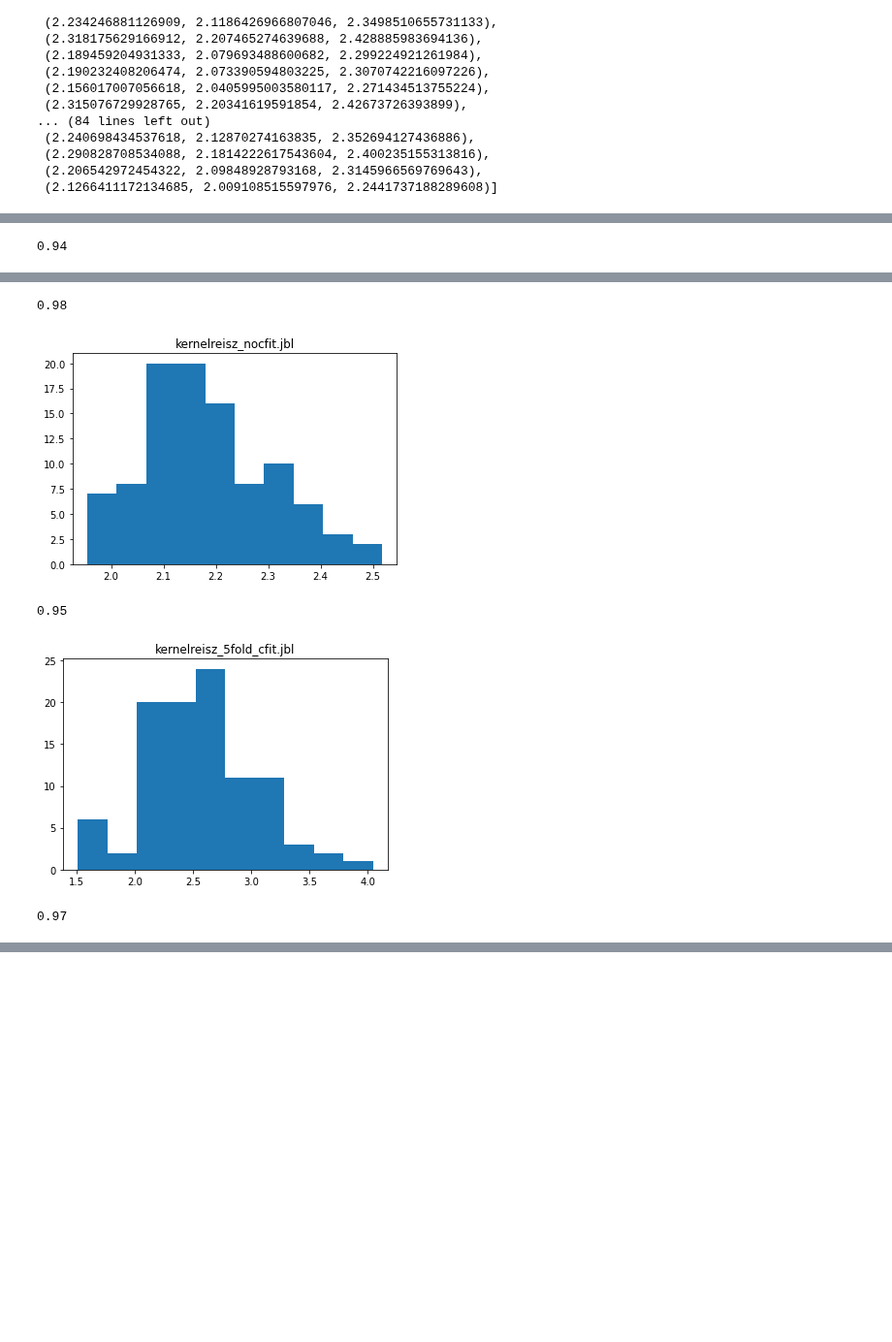
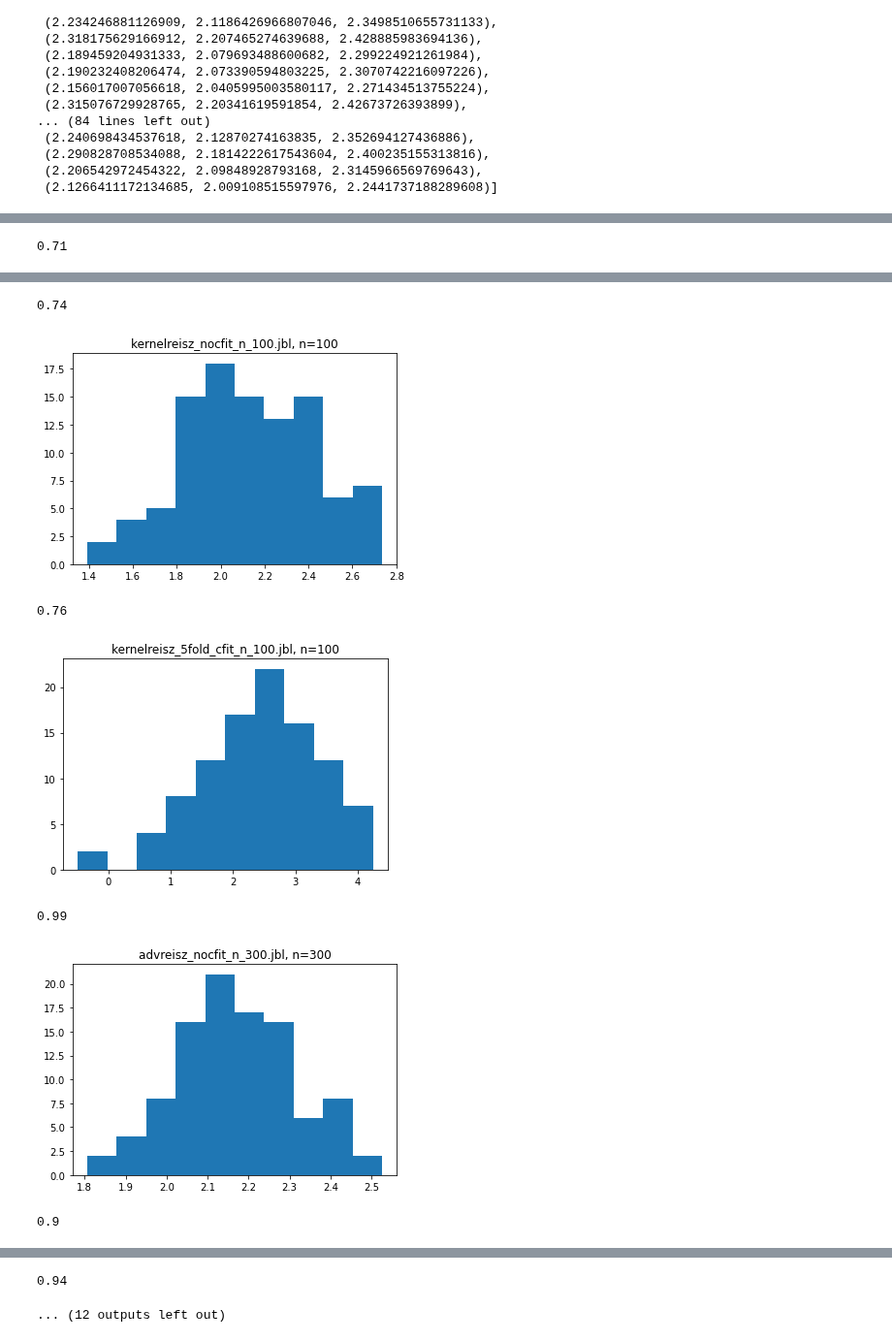
Before and after one commit to syrgkanislab/adversarial_reisz, a Jupyter notebook: LinearAdversarialReisz-local.ipynb, the cells around one changed output, grey strips where cells are left out. Shown at 97% size. Saved outputs shown, nothing was run; the diff lists cells and outputs as text; code cells hidden in the pictures; blank space fills up the shorter version.

```diff
--- a/LinearAdversarialReisz-local.ipynb
+++ b/LinearAdversarialReisz-local.ipynb
@@ -587,12 +505,0 @@ def exp(it, splin_fn):
-# %%
-from sklearn.metrics.pairwise import rbf_kernel, cosine_similarity, pairwise_kernels
-import joblib
-
-kernel = lambda X, Y=None: rbf_kernel(X, Y=Y, gamma=.1)
-
-true = 2.2
-splin_fn = lambda: AdvKernelReisz(kernel=kernel, regm=6e-5, regl=1e-5)
-results = Parallel(n_jobs=-1, verbose=3)(delayed(exp)(it, splin_fn) for it in np.arange(1, 101).astype(int))
-joblib.dump(results, 'advreisz_nocfit.jbl')
-results = Parallel(n_jobs=-1, verbose=3)(delayed(cfit_exp)(it, splin_fn) for it in np.arange(1, 101).astype(int))
-joblib.dump(results, 'advreisz_5fold_cfit.jbl')
@@ -607,6 +505,0 @@ joblib.dump(results, 'advreisz_5fold_cfit.jbl')
-# %%
-splin_fn = lambda: KernelReisz(kernel=kernel, regl=6e-5)
-results = Parallel(n_jobs=-1, verbose=3)(delayed(exp)(it, splin_fn) for it in np.arange(1, 101).astype(int))
-joblib.dump(results, 'kernelreisz_nocfit.jbl')
-results = Parallel(n_jobs=-1, verbose=3)(delayed(cfit_exp)(it, splin_fn) for it in np.arange(1, 101).astype(int))
-joblib.dump(results, 'kernelreisz_5fold_cfit.jbl')
@@ -620,0 +506,4 @@ joblib.dump(results, 'kernelreisz_5fold_cfit.jbl')
+# %%
+from kernel_experiments import all_experiments
+n_samples_list = [1000]
+all_experiments(n_samples_list)
@@ -621,10 +515,15 @@ joblib.dump(results, 'kernelreisz_5fold_cfit.jbl')
 # %%
-for var in ['advreisz_nocfit.jbl', 'advreisz_5fold_cfit.jbl',
-            'kernelreisz_nocfit.jbl', 'kernelreisz_5fold_cfit.jbl']:
-    results = joblib.load(var)
-    results = np.array(results)
-    plt.hist(results[:, 0])
-    plt.title(var)
-    plt.show()
-    print(np.mean((results[:, 1] <= true) & (results[:, 2] >= true)))
+import joblib
+true = 2.2
+for n_samples in n_samples_list:
+    for var in [f'advreisz_nocfit_n_{n_samples}.jbl',
+                f'advreisz_5fold_cfit_n_{n_samples}.jbl',
+                f'kernelreisz_nocfit_n_{n_samples}.jbl',
+                f'kernelreisz_5fold_cfit_n_{n_samples}.jbl']:
+        results = joblib.load(var)
+        results = np.array(results)
+        plt.hist(results[:, 0])
+        plt.title(f'{var}, n={n_samples}')
+        plt.show()
+        print(np.mean((results[:, 1] <= true) & (results[:, 2] >= true)))
 # %% [output]
@@ -632 +531 @@ for var in ['advreisz_nocfit.jbl', 'advreisz_5fold_cfit.jbl',
-0.94
+0.71
@@ -634,5 +533,7 @@ for var in ['advreisz_nocfit.jbl', 'advreisz_5fold_cfit.jbl',
-0.98
+0.74
-[figure, old version]
+[figure, new version]
-0.95
+0.76
-[figure, old version]
+[figure, new version]
-0.97
+0.99
+[figure, added]
+0.9
@@ -638,0 +541,2 @@ for var in ['advreisz_nocfit.jbl', 'advreisz_5fold_cfit.jbl',
+0.94
+... (12 outputs left out)
```
Also changed, not shown: parts of 26 cells of this notebook, 3 other files.
